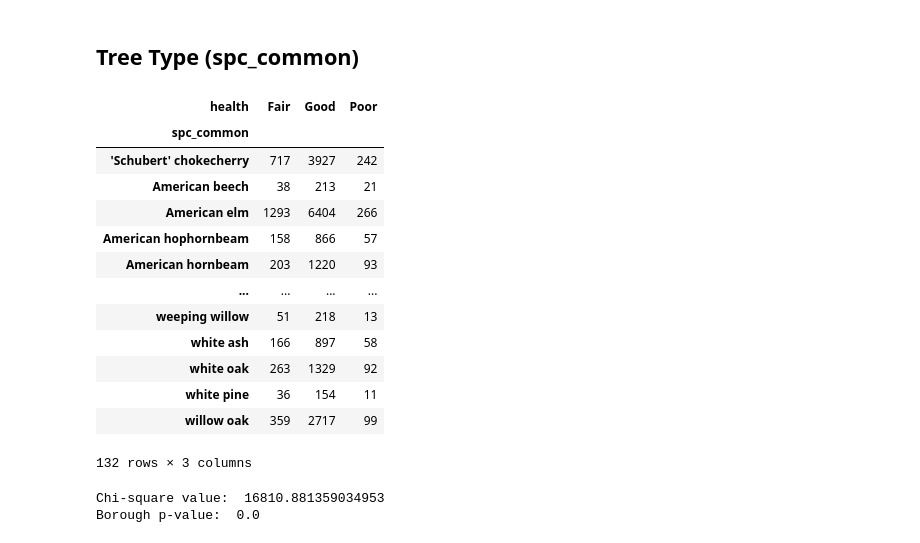
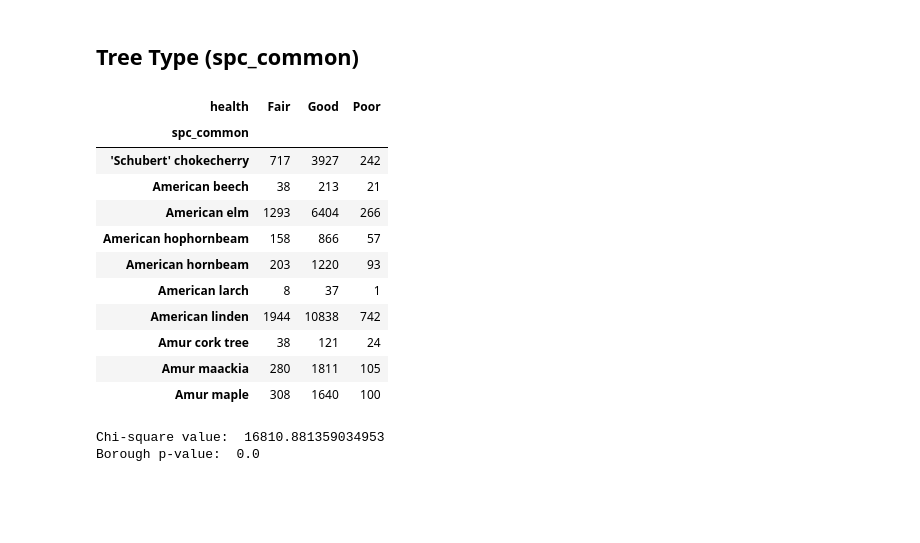
Before and after one commit to annasophiat/tree-health-census, a Jupyter notebook: tree_census_statistical_analysis.ipynb, the cells around one changed output. Cells and saved outputs as stored; diff of their text form; code cells hidden in the pictures; blank space fills up the shorter version.

```diff
--- a/tree_census_statistical_analysis.ipynb
+++ b/tree_census_statistical_analysis.ipynb
@@ -272,25 +267,23 @@ Borough p-value:  3.0368189425788952e-294
 # %%
 # Null Hypothesis: There is no relationship between health and the type of tree.
 # Alternate Hypothesis: There is a relationship between health and the type of tree.
 # p-value: 0.05
 
 spc_common_table = pd.crosstab(tree.spc_common, [tree.health])
-display(spc_common_table)
+display(spc_common_table.head(10))
 # %% [output]
 | health | Fair | Good | Poor |
 | spc_common |  |  |  |
 | 'Schubert' chokecherry | 717 | 3927 | 242 |
 | American beech | 38 | 213 | 21 |
 | American elm | 1293 | 6404 | 266 |
 | American hophornbeam | 158 | 866 | 57 |
 | American hornbeam | 203 | 1220 | 93 |
-| ... | ... | ... | ... |
-| weeping willow | 51 | 218 | 13 |
-| white ash | 166 | 897 | 58 |
-| white oak | 263 | 1329 | 92 |
-| white pine | 36 | 154 | 11 |
-| willow oak | 359 | 2717 | 99 |
+| American larch | 8 | 37 | 1 |
+| American linden | 1944 | 10838 | 742 |
+| Amur cork tree | 38 | 121 | 24 |
+| Amur maackia | 280 | 1811 | 105 |
+| Amur maple | 308 | 1640 | 100 |
-132 rows × 3 columns
 # %%
 chisq_value, pvalue, df, expected = chi2_contingency(spc_common_table)
 
```
Also changed, not shown: parts of 18 cells of this notebook.
